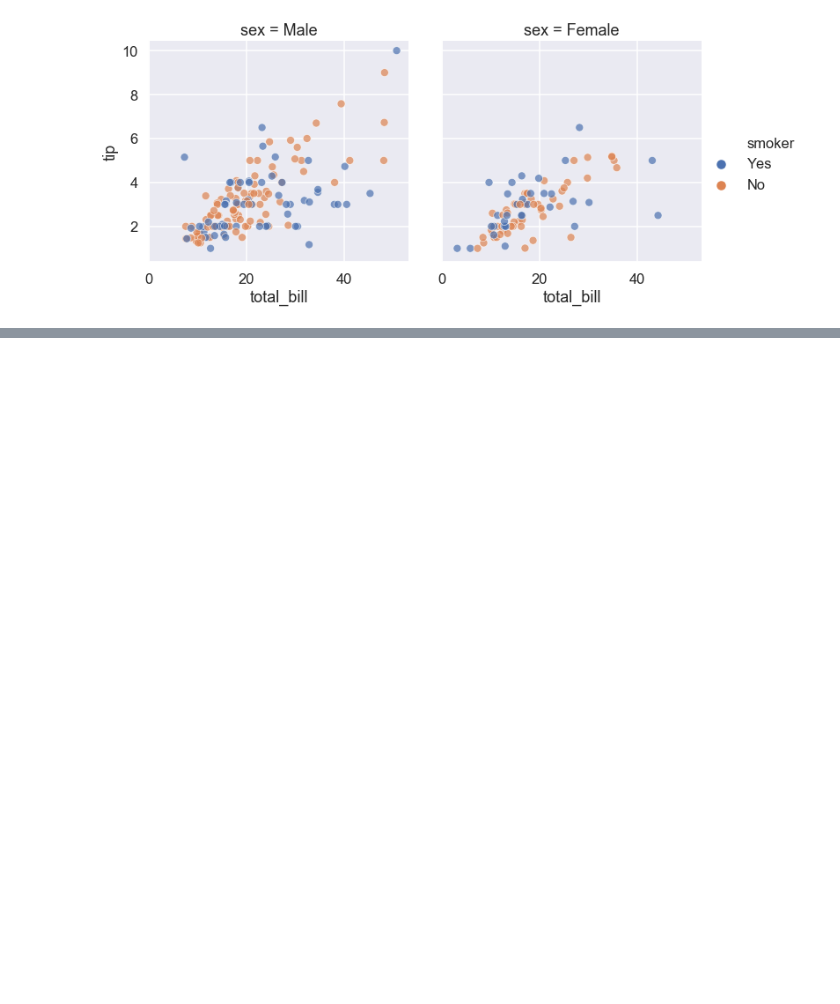
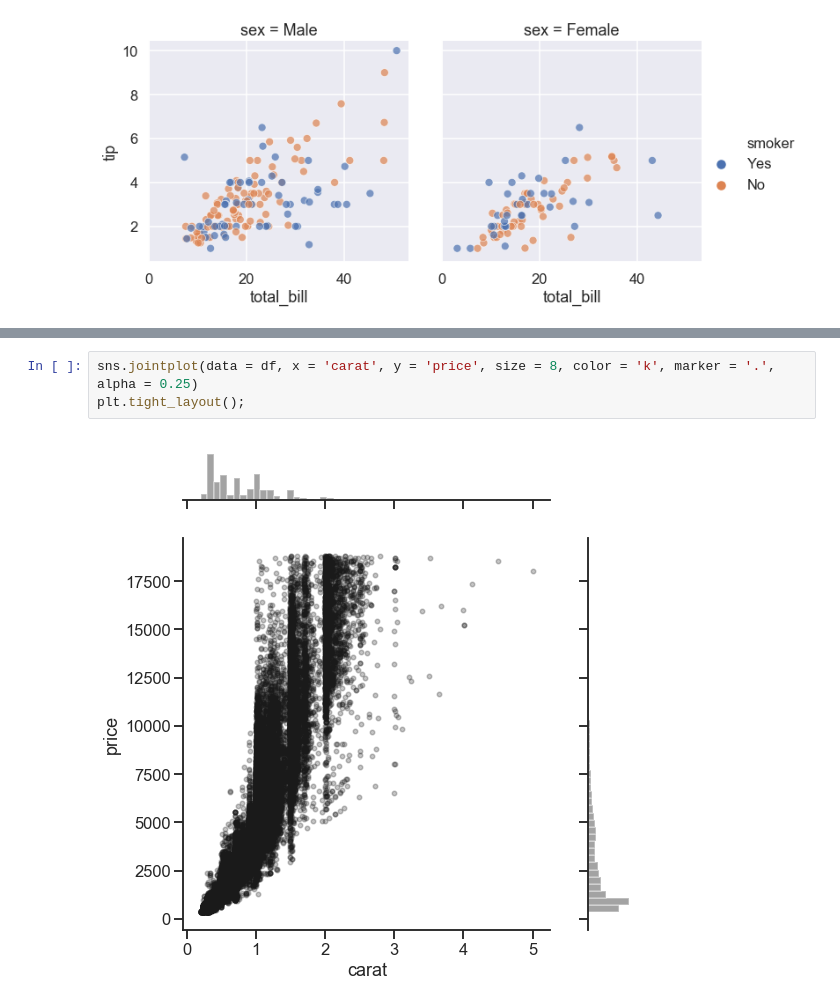
Before and after one commit to rachelpoole/Learning-material, a Jupyter notebook: Plots.ipynb, the cells around one changed output, grey strips where cells are left out. Drawn from its saved outputs; the diff is of its cells as text; blank space fills up the shorter version.

```diff
--- a/Plots.ipynb
+++ b/Plots.ipynb
@@ -336,0 +355,5 @@ sns.relplot(data = tips, col = 'sex', hue = 'smoker', x = 'total_bill', y = 'tip
+# %%
+sns.jointplot(data = df, x = 'carat', y = 'price', size = 8, color = 'k', marker = '.', alpha = 0.25)
+plt.tight_layout();
+# %% [output]
+[figure, added]
```
Also changed, not shown: parts of 2 cells of this notebook, 1 other file.
